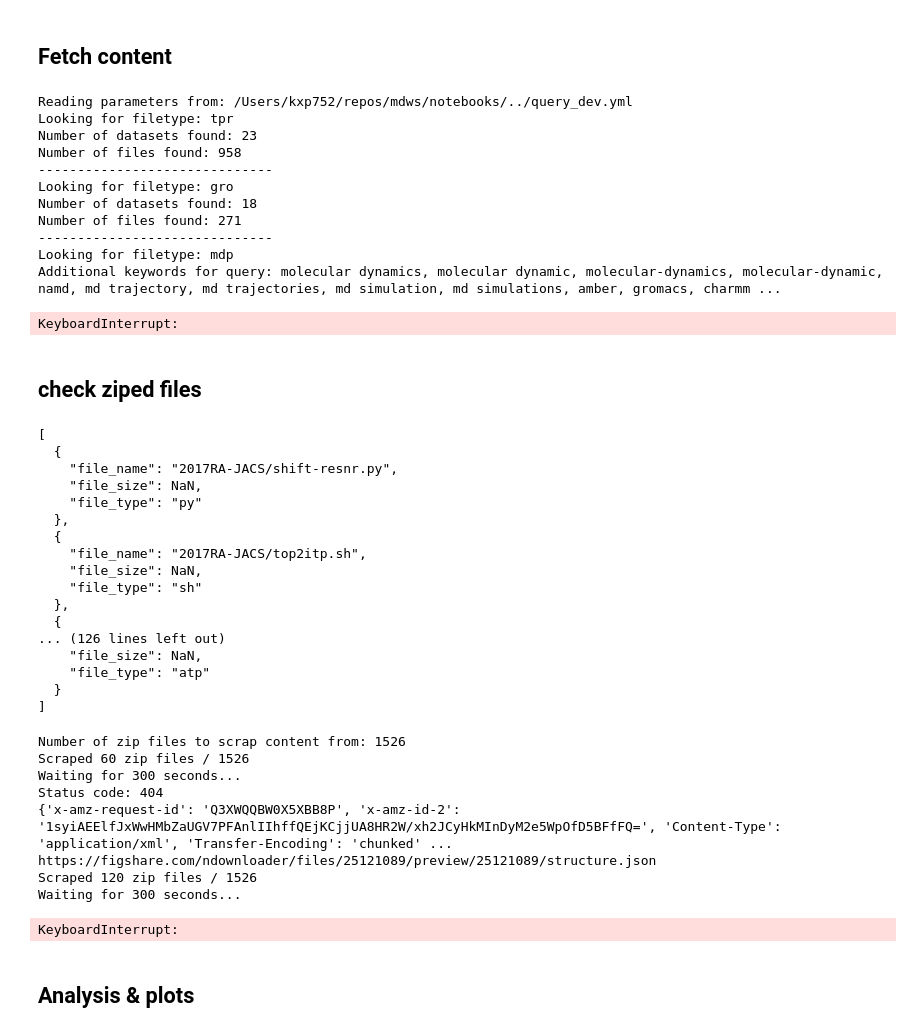
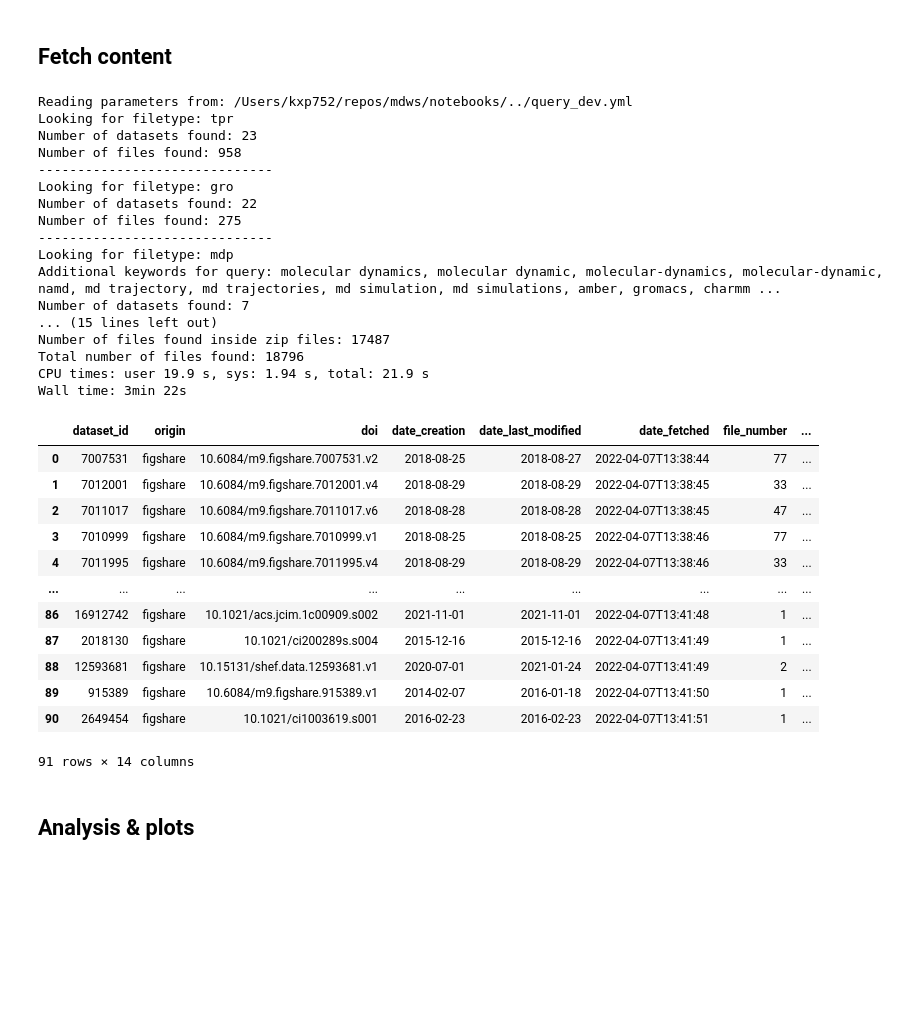
Before and after one commit to MDverse/mdws, a Jupyter notebook: notebooks/Figshare.ipynb, the cells around one changed output. Cells and saved outputs as stored; diff of their text form; code cells hidden in the pictures; blank space fills up the shorter version.

```diff
--- a/notebooks/Figshare.ipynb
+++ b/notebooks/Figshare.ipynb
@@ -56,68 +56,42 @@ class AttrDict(dict):
 # %%
 %%time
 # Make input parameter
 args = AttrDict()
 args.update({'input_file': os.path.join(os.getcwd(), '../query_dev.yml')}) #query_dev.yml #query.yml
 # Read parameter file
-datasets_df, files_df = main_scrap_figshare(args, scrap_zip=False)
+datasets_df, files_df = main_scrap_figshare(args, scrap_zip=True)
 datasets_df
 # %% [output]
 Reading parameters from: /Users/kxp752/repos/mdws/notebooks/../query_dev.yml
 Looking for filetype: tpr
 Number of datasets found: 23
 Number of files found: 958
 ------------------------------
 Looking for filetype: gro
-Number of datasets found: 18
-Number of files found: 271
+Number of datasets found: 22
+Number of files found: 275
 ------------------------------
 Looking for filetype: mdp
 Additional keywords for query: molecular dynamics, molecular dynamic, molecular-dynamics, molecular-dynamic, namd, md trajectory, md trajectories, md simulation, md simulations, amber, gromacs, charmm ...
+Number of datasets found: 7
+... (15 lines left out)
+Number of files found inside zip files: 17487
+Total number of files found: 18796
+CPU times: user 19.9 s, sys: 1.94 s, total: 21.9 s
+Wall time: 3min 22s
+|  | dataset_id | origin | doi | date_creation | date_last_modified | date_fetched | file_number | ... |
+| 0 | 7007531 | figshare | 10.6084/m9.figshare.7007531.v2 | 2018-08-25 | 2018-08-27 | 2022-04-07T13:38:44 | 77 | ... |
+| 1 | 7012001 | figshare | 10.6084/m9.figshare.7012001.v4 | 2018-08-29 | 2018-08-29 | 2022-04-07T13:38:45 | 33 | ... |
+| 2 | 7011017 | figshare | 10.6084/m9.figshare.7011017.v6 | 2018-08-28 | 2018-08-28 | 2022-04-07T13:38:45 | 47 | ... |
+| 3 | 7010999 | figshare | 10.6084/m9.figshare.7010999.v1 | 2018-08-25 | 2018-08-25 | 2022-04-07T13:38:46 | 77 | ... |
+| 4 | 7011995 | figshare | 10.6084/m9.figshare.7011995.v4 | 2018-08-29 | 2018-08-29 | 2022-04-07T13:38:46 | 33 | ... |
+| ... | ... | ... | ... | ... | ... | ... | ... | ... |
+| 86 | 16912742 | figshare | 10.1021/acs.jcim.1c00909.s002 | 2021-11-01 | 2021-11-01 | 2022-04-07T13:41:48 | 1 | ... |
+| 87 | 2018130 | figshare | 10.1021/ci200289s.s004 | 2015-12-16 | 2015-12-16 | 2022-04-07T13:41:49 | 1 | ... |
+| 88 | 12593681 | figshare | 10.15131/shef.data.12593681.v1 | 2020-07-01 | 2021-01-24 | 2022-04-07T13:41:49 | 2 | ... |
+| 89 | 915389 | figshare | 10.6084/m9.figshare.915389.v1 | 2014-02-07 | 2016-01-18 | 2022-04-07T13:41:50 | 1 | ... |
+| 90 | 2649454 | figshare | 10.1021/ci1003619.s001 | 2016-02-23 | 2016-02-23 | 2022-04-07T13:41:51 | 1 | ... |
-KeyboardInterrupt:
+91 rows × 14 columns
-# %% [markdown]
-## check ziped files
-# %%
-url = 'https://figshare.com/ndownloader/files/22782542/preview/22782542/structure.json'
-url = 'https://figshare.com/ndownloader/files/22782548/preview/22782548/structure.json'
-file_list_json = extract_data_from_figshare_zip_file(url)
-print(json.dumps(file_list_json, indent=2))
-# %% [output]
-[
-  {
-    "file_name": "2017RA-JACS/shift-resnr.py",
-    "file_size": NaN,
-    "file_type": "py"
-  },
-  {
-    "file_name": "2017RA-JACS/top2itp.sh",
-    "file_size": NaN,
-    "file_type": "sh"
-  },
-  {
-... (126 lines left out)
-    "file_size": NaN,
-    "file_type": "atp"
-  }
-]
-# %%
-# Scrap zip files content
-zip_df = scrap_figshare_zip_content(files_df)
-# We don't remove duplicates here because
-# one zip file can contain several files with the same name
-# but within different folders.
-files_df_new = pd.concat([files_df, zip_df], ignore_index=True)
-print(f"Number of files found inside zip files: {zip_df.shape[0]}")
-print(f"Total number of files found: {files_df_new.shape[0]}")
-# %% [output]
-Number of zip files to scrap content from: 1526
-Scraped 60 zip files / 1526
-Waiting for 300 seconds...
-Status code: 404
-{'x-amz-request-id': 'Q3XWQQBW0X5XBB8P', 'x-amz-id-2': '1syiAEElfJxWwHMbZaUGV7PFAnlIIhffQEjKCjjUA8HR2W/xh2JCyHkMInDyM2e5WpOfD5BFfFQ=', 'Content-Type': 'application/xml', 'Transfer-Encoding': 'chunked' ...
-https://figshare.com/ndownloader/files/25121089/preview/25121089/structure.json
-Scraped 120 zip files / 1526
-Waiting for 300 seconds...
-KeyboardInterrupt:
 # %% [markdown]
 ## Analysis & plots
 # %% [markdown]
```
Also changed, not shown: 2 other files.
